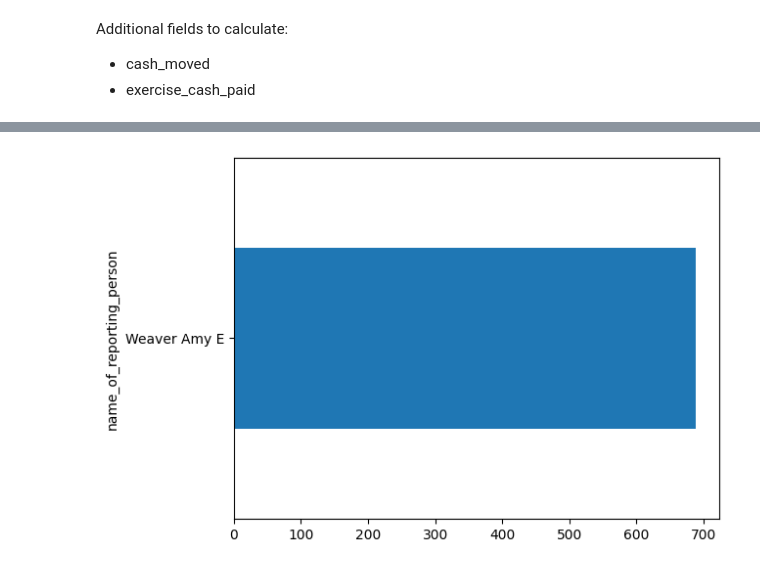
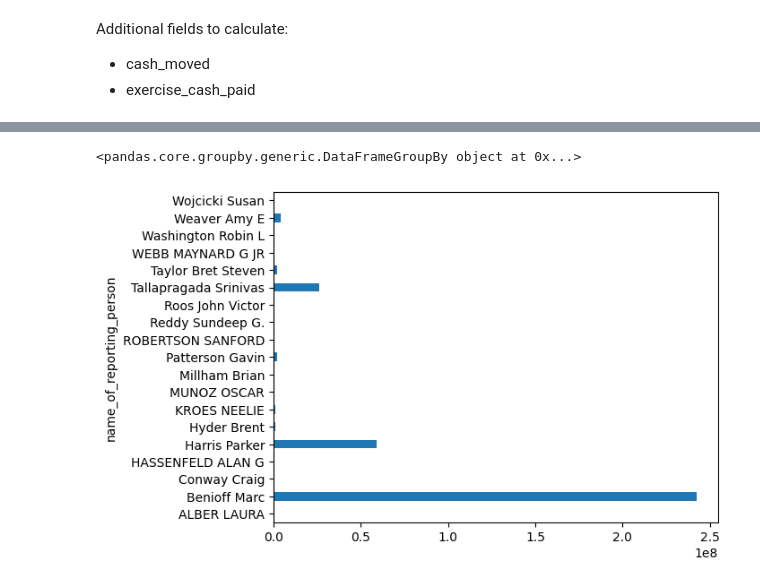
Before and after one commit to khalidelassaad/sec-jupyter, a Jupyter notebook: sec-api.ipynb, the cells around one changed output, grey strips where cells are left out. Saved outputs shown, nothing was run; the diff lists cells and outputs as text; code cells hidden in the pictures.

```diff
--- a/sec-api.ipynb
+++ b/sec-api.ipynb
@@ -501,9 +501,8 @@ def get_form_4_dataframe_from_index_dataframe(index_dataframe, run_once_override
     return return_dataframe.reset_index(drop=True)
 # %%
 form_4_dataframe = get_form_4_dataframe_from_index_dataframe(
-    interested_company_form_4_index.tail(),
+    interested_company_form_4_index,
     True
 )
-form_4_dataframe
 # %% [output]
 100.00% complete        parsed https://www.sec.gov/Archives/edgar/data/1108524/0001127602-23-010933.txt
@@ -600,3 +572,5 @@ transaction_code_dict = {
     'K': 'Transaction in equity swap or similar instrument',
     'U': 'Disposition due to a tender of shares in a change of control transaction'
 }
+# %%
+common_stock_dataframe = add_dollars_moved_filtered_to_common_stock_from_form_4_dataframe(form_4_dataframe)
@@ -603,11 +628,16 @@ transaction_code_dict = {
+# %%
+common_stock_dataframe.groupby('transaction_date')
+# %% [output]
+<pandas.core.groupby.generic.DataFrameGroupBy object at 0x...>
 # %%
-def show_acquired_disposed_common_stock_by_person_chart(form_4_dateframe):
-    people = form_4_dataframe.groupby("name_of_reporting_person")['price'].sum()
-
+def show_dollars_moved_by_person_over_time(common_stock_dataframe):
+    people = common_stock_dataframe['name_of_reporting_person'].unique()
+    person = people[1]
+    persons_dates = common_stock_dataframe[common_stock_dataframe['name_of_reporting_person'] == person]['transaction_date']
     ax_codes = people.plot.barh()
     plt.show()
 
 
-show_acquired_disposed_common_stock_by_person_chart(form_4_dataframe)
+show_dollars_moved_by_person_over_time(common_stock_dataframe)
 # %% [output]
-[figure, old version]
+[figure, new version]
```
Also changed, not shown: parts of 5 cells of this notebook.
